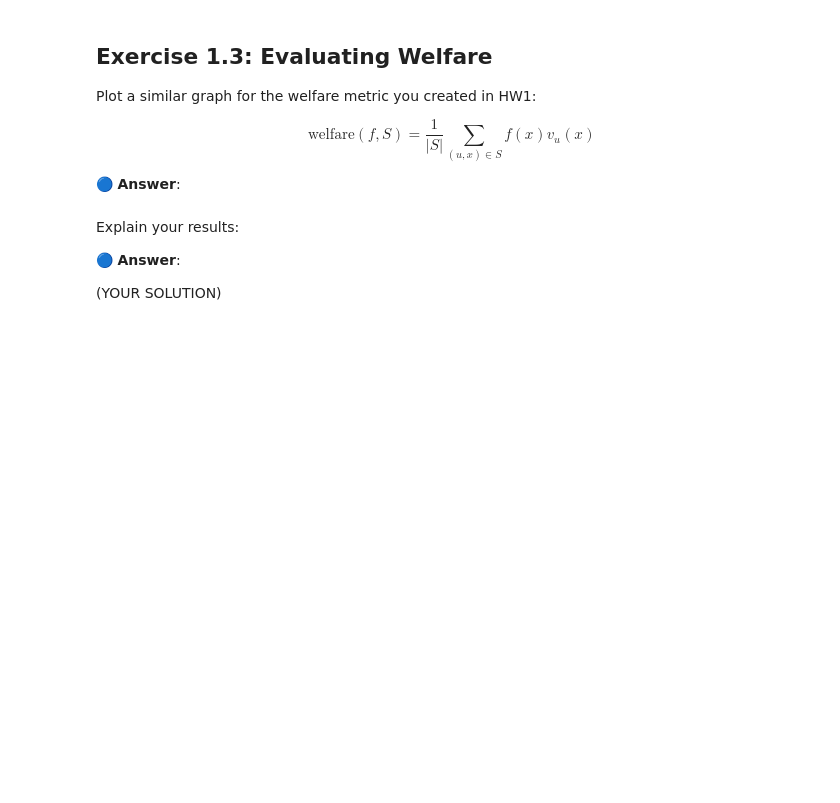
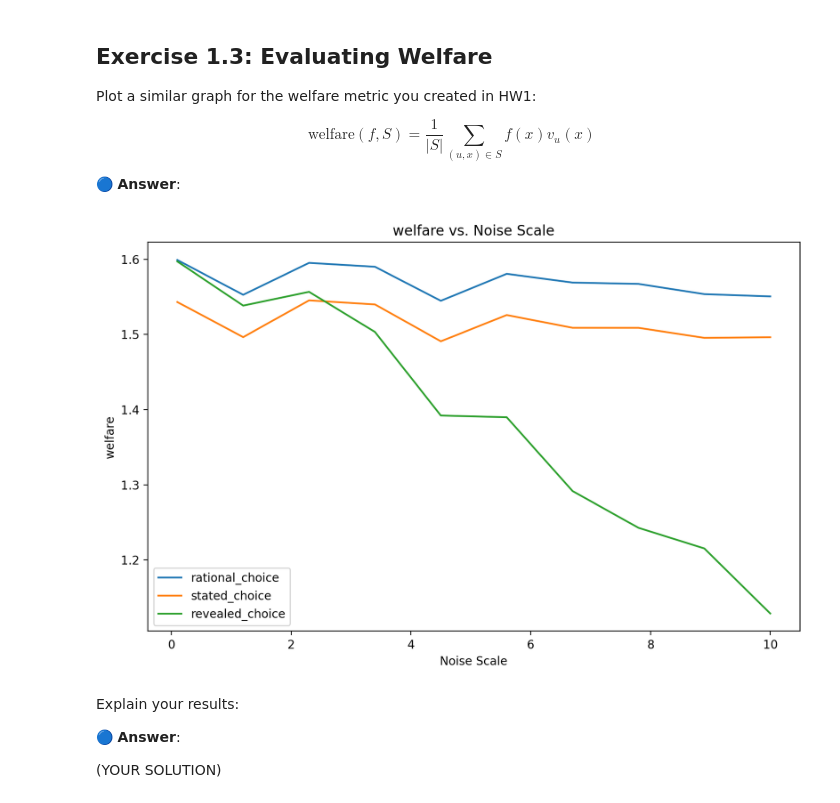
Before and after one commit to ashalem/ML_Human, a Jupyter notebook: WS1_W2024_students_5823.ipynb, the cells around one changed output. Cells and saved outputs as stored; diff of their text form; code cells hidden in the pictures; blank space fills up the shorter version.

```diff
--- a/WS1_W2024_students_5823.ipynb
+++ b/WS1_W2024_students_5823.ipynb
@@ -308,3 +383,72 @@ $$
+# %%
+## YOUR SOLUTION
+
+def welfare(f, eval_df, feature_columns, value_column):
+    """
+    Calculate the welfare for the given evaluation set
+
+    Parameters
+    ----------
+    f : prediction function from pandas dataframe to {0,1}
+    eval_df : pandas DataFrame, as returned by env.generate_train_eval_datasets
+    feature_columns : names of feature columns (e.g `env.feature_columns`)
+    value_column : name of value column (e.g `true_value`)
+
+    Output
+    ------
+    welfare : float
+    """
+    ## YOUR SOLUTION
+    eval_df['f_x'] = f(eval_df[feature_columns])
+    eval_df['welfare'] = eval_df['f_x'] * eval_df[value_column]
+    return eval_df['welfare'].mean()
+
+def get_welfare_for_scale(noise_scale):
+    noisy_choice_env = NoisyBinaryChoiceEnvironment(
+        noise_scale=noise_scale,
+        stated_preference_bias=bias,
+    )
+    train_df, eval_df = noisy_choice_env.generate_train_eval_datasets(
+        n_users_train=task12_n_users
+    )
+    welfares = {}
+    for label in labels:
+        model = sklearn.linear_model.LogisticRegression().fit(
+            X=train_df[noisy_choice_env.feature_columns],
+            y=train_df[label],
+        )
+        f = lambda x: model.predict(x)
+        welfares[label] = welfare(f, eval_df, noisy_choice_env.feature_columns, 'true_value')
+    return welfares
+
+def plot_graph(labels_dfs):
+    import matplotlib.pyplot as plt
+    plt.figure(figsize=(10, 6))
+
+    for label, label_df in labels_dfs.items():
+        plt.plot(label_df.index, label_df['welfare'], label=label)
+    plt.xlabel('Noise Scale')
+    plt.ylabel('welfare')
+    plt.title('welfare vs. Noise Scale')
+    plt.legend(labels)
+    plt.show()
+
+bias = 1
+noise_scale_graphs = {}
+label_graph = { label: pd.DataFrame() for label in labels}
+for noise_scale in noise_scale_vec:
+    welfares = { label: [] for label in labels}
+    for _ in tqdm(range(task12_n_repetitions)):
+        welfares_for_n_repetitions = get_welfare_for_scale(noise_scale)
+        for label in labels:
+            welfares[label].append(welfares_for_n_repetitions[label])
+    welfares_mean = {label: np.mean(welfares[label]) for label in labels}
+    for label in labels:
+        label_graph[label].loc[noise_scale, 'welfare'] = welfares_mean[label]
+
+plot_graph(label_graph)
+# %% [output]
+[figure, added]
 # %% [markdown]
 Explain your results:
 
```
Also changed, not shown: parts of 27 cells of this notebook, 1 other file.
